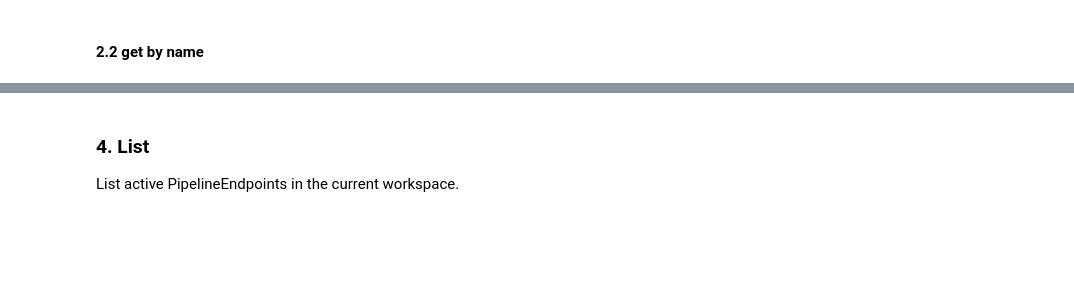
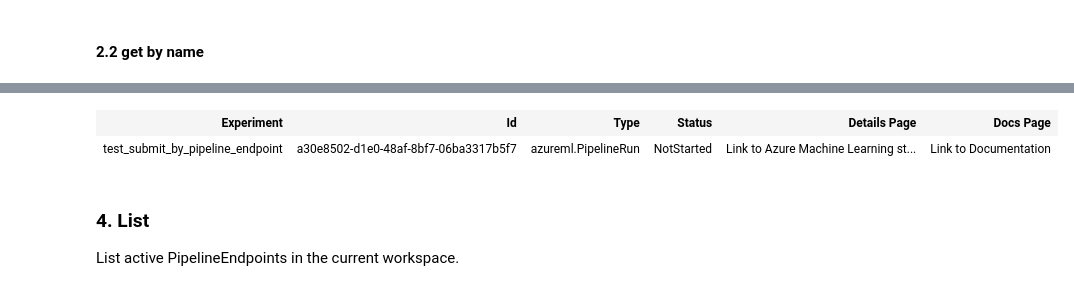
Before and after one commit to wangchao1230/hello-aml-modules, a Jupyter notebook: samples_pipelines/how-to-use/sample_pipeline_endpoint.ipynb, the cells around one changed output, grey strips where cells are left out. Cells and saved outputs as stored; diff of their text form; code cells hidden in the pictures; blank space fills up the shorter version.

Commit message:
update sample_pipeline_endpoint

```diff
--- a/samples_pipelines/how-to-use/sample_pipeline_endpoint.ipynb
+++ b/samples_pipelines/how-to-use/sample_pipeline_endpoint.ipynb
@@ -128,5 +98,8 @@ Submit default version of endpoint.
 test_submit_experiment_name = "test_submit_by_pipeline_endpoint"
 pipeline_endpoint = PipelineEndpoint.get(workspace=workspace, id=test_pipeline_endpoint_id)
 
-run_submitted_by_pipeline_endpoint = pipeline_endpoint.submit(experiment_name=test_submit_experiment_name)
+paramesters = {'_select_columns': '{"isFilter":true,"rules":[{"exclude":true,"ruleType":"ColumnNames","columns":["normalized-losses"]}]}'}
+
+run_submitted_by_pipeline_endpoint = pipeline_endpoint.submit(experiment_name=test_submit_experiment_name,
+                                                              parameters=paramesters)
 # %% [output]
@@ -144,3 +116,8 @@ pipeline_endpoint._default_pipeline_id
+# %%
+run_submitted_by_pipeline_endpoint
+# %% [output]
+| Experiment | Id | Type | Status | Details Page | Docs Page |
+| test_submit_by_pipeline_endpoint | a30e8502-d1e0-48af-8bf7-06ba3317b5f7 | azureml.PipelineRun | NotStarted | Link to Azure Machine Learning st... | Link to Documentation |
 # %% [markdown]
 ### 4. List
 List active PipelineEndpoints in the current workspace.
```
Also changed, not shown: parts of 27 cells of this notebook.
